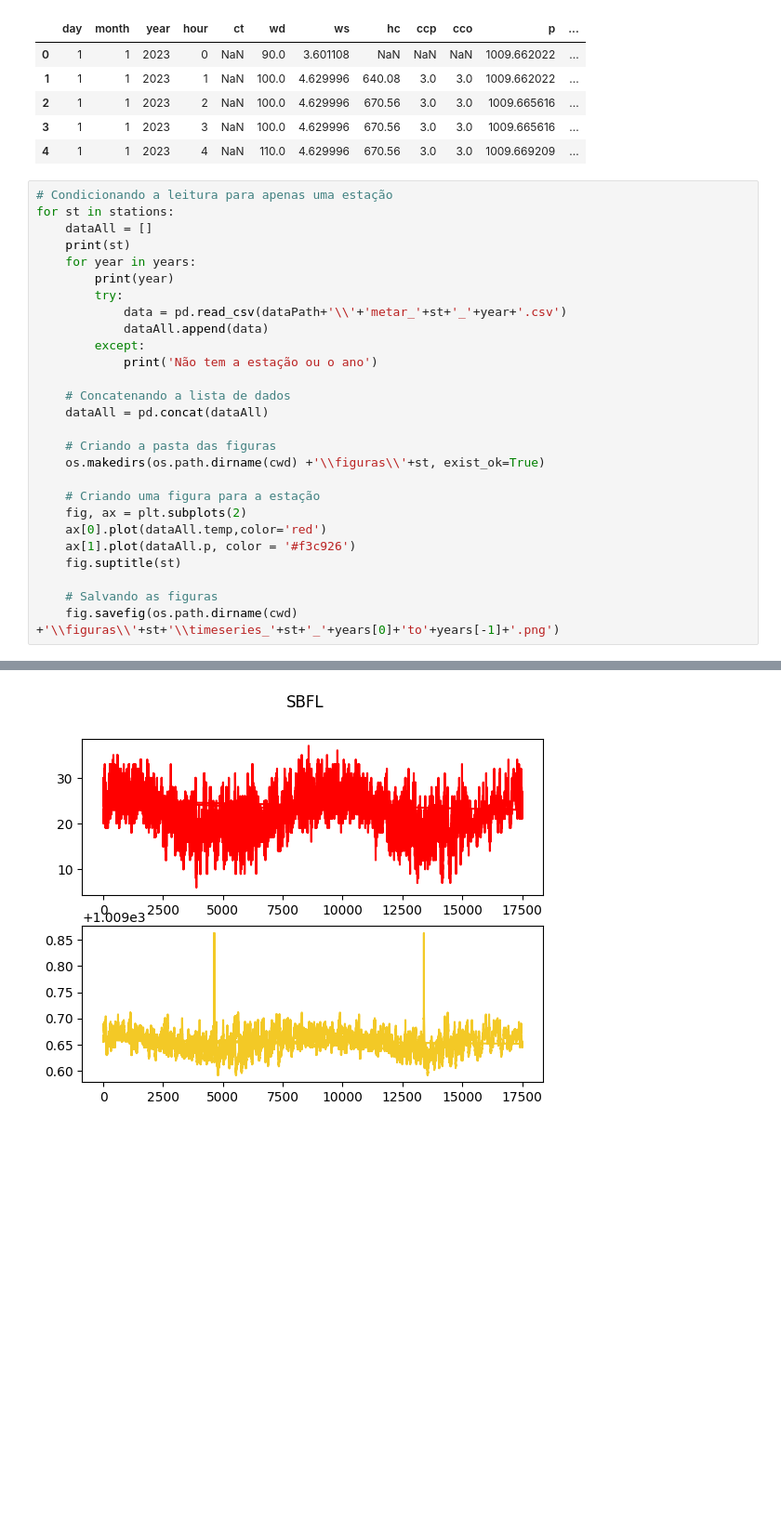
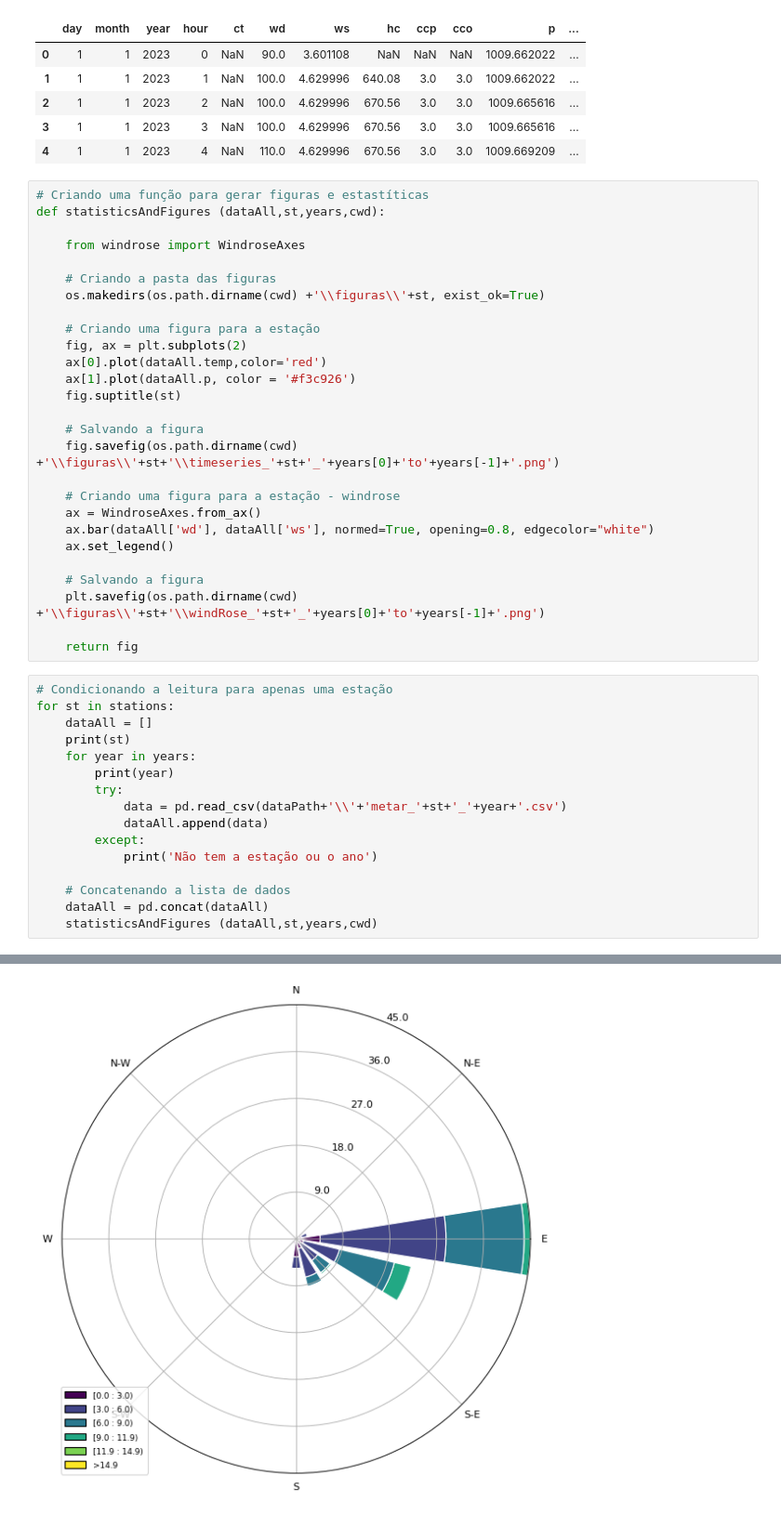
Before and after one commit to leohoinaski/ENS410064, a Jupyter notebook: 2024/notebooks/Aula03.ipynb, the cells around one changed output, grey strips where cells are left out. Shown at 93% size. Drawn from its saved outputs; the diff is of its cells as text; blank space fills up the shorter version.

```diff
--- a/2024/notebooks/Aula03.ipynb
+++ b/2024/notebooks/Aula03.ipynb
@@ -100,43 +100,59 @@ metar_SBFL_2024.csv
 | 2 | 1 | 1 | 2023 | 2 | NaN | 100.0 | 4.629996 | 670.56 | 3.0 | 3.0 | 1009.665616 | ... |
 | 3 | 1 | 1 | 2023 | 3 | NaN | 100.0 | 4.629996 | 670.56 | 3.0 | 3.0 | 1009.665616 | ... |
 | 4 | 1 | 1 | 2023 | 4 | NaN | 110.0 | 4.629996 | 670.56 | 3.0 | 3.0 | 1009.669209 | ... |
+# %%
+# Criando uma função para gerar figuras e estastíticas
+def statisticsAndFigures (dataAll,st,years,cwd):
+
+    from windrose import WindroseAxes
+
+    # Criando a pasta das figuras
+    os.makedirs(os.path.dirname(cwd) +'\\figuras\\'+st, exist_ok=True)
+
+    # Criando uma figura para a estação
+    fig, ax = plt.subplots(2)
+    ax[0].plot(dataAll.temp,color='red')
+    ax[1].plot(dataAll.p, color = '#f3c926')
+    fig.suptitle(st)
+
+    # Salvando a figura
+    fig.savefig(os.path.dirname(cwd) +'\\figuras\\'+st+'\\timeseries_'+st+'_'+years[0]+'to'+years[-1]+'.png')
+
+    # Criando uma figura para a estação - windrose
+    ax = WindroseAxes.from_ax()
+    ax.bar(dataAll['wd'], dataAll['ws'], normed=True, opening=0.8, edgecolor="white")
+    ax.set_legend()
+
+    # Salvando a figura
+    plt.savefig(os.path.dirname(cwd) +'\\figuras\\'+st+'\\windRose_'+st+'_'+years[0]+'to'+years[-1]+'.png')
+
+    return fig
 # %%
 # Condicionando a leitura para apenas uma estação
 for st in stations:
     dataAll = []
     print(st)
     for year in years:
         print(year)
         try:
             data = pd.read_csv(dataPath+'\\'+'metar_'+st+'_'+year+'.csv')
             dataAll.append(data)
         except:
             print('Não tem a estação ou o ano')
 
     # Concatenando a lista de dados
     dataAll = pd.concat(dataAll)
-
-    # Criando a pasta das figuras
-    os.makedirs(os.path.dirname(cwd) +'\\figuras\\'+st, exist_ok=True)
-
-    # Criando uma figura para a estação
-    fig, ax = plt.subplots(2)
-    ax[0].plot(dataAll.temp,color='red')
-    ax[1].plot(dataAll.p, color = '#f3c926')
-    fig.suptitle(st)
-
-    # Salvando as figuras
-    fig.savefig(os.path.dirname(cwd) +'\\figuras\\'+st+'\\timeseries_'+st+'_'+years[0]+'to'+years[-1]+'.png')
+    statisticsAndFigures (dataAll,st,years,cwd)
 # %% [output]
 FORT
 2022
 Não tem a estação ou o ano
 2023
 2024
 Não tem a estação ou o ano
 SBFL
 2022
 2023
 2024
 [figure]
-[figure, old version]
+[figure, new version]
```
Also changed, not shown: parts of 1 cell of this notebook.
